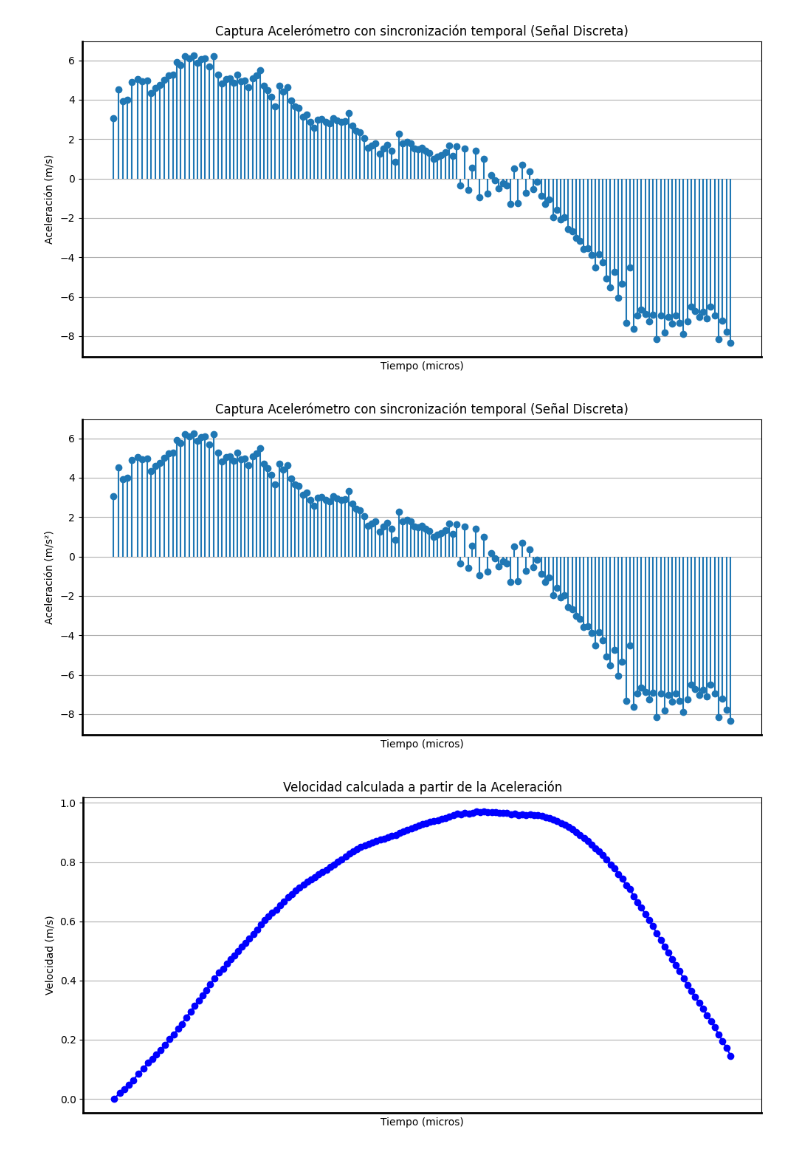
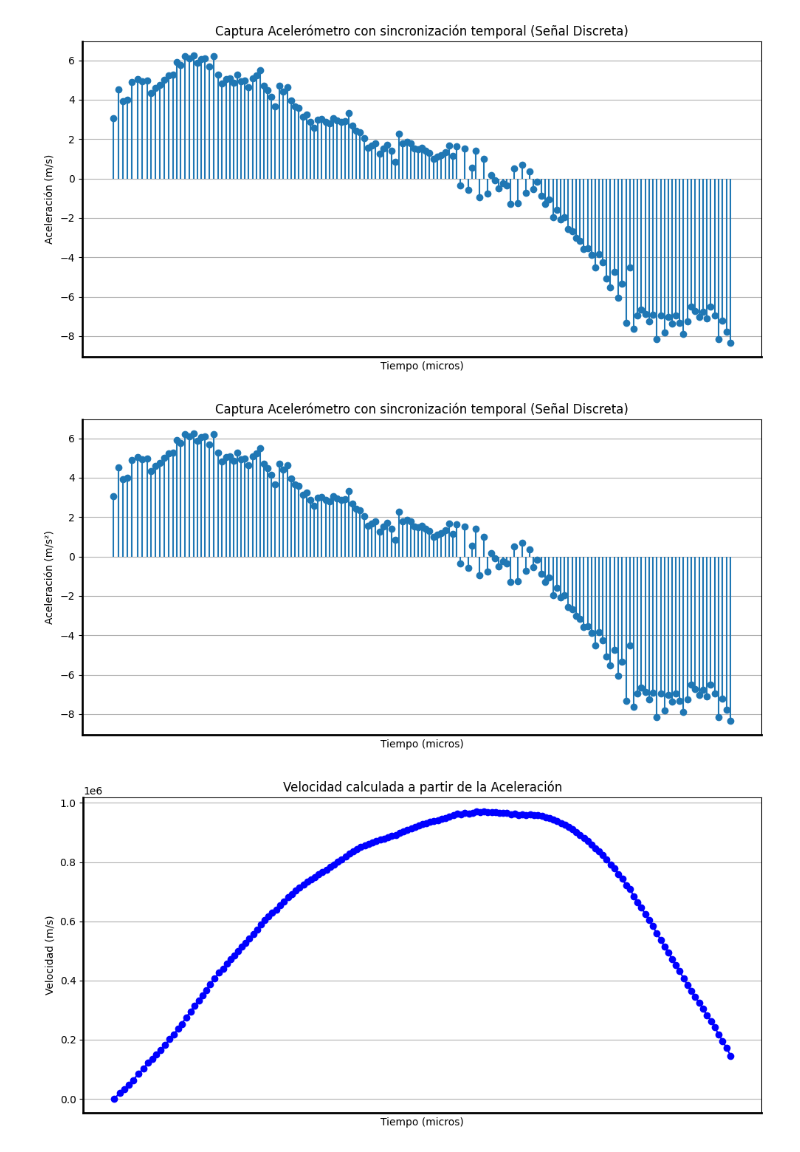
Before and after one commit to Daniesmor/neural_adr_encoder, a Jupyter notebook: time_based_measures.ipynb, the cells around one changed output. Saved outputs shown, nothing was run; the diff lists cells and outputs as text; code cells hidden in the pictures.

```diff
--- a/time_based_measures.ipynb
+++ b/time_based_measures.ipynb
@@ -178,6 +219,6 @@ acelerometer_times_seconds = acelerometer_times_np / 1_000_000
 # %%
 # Calcular los delta_t (diferencia entre tiempos consecutivos)
-delta_t = np.diff(acelerometer_times_seconds, prepend=acelerometer_times_seconds[0])
+delta_t = np.diff(acelerometer_times_np, prepend=acelerometer_times_np[0])
 
 # Integración discreta para obtener la velocidad
 # La velocidad inicial se puede establecer en 0 o en el valor que consideres adecuado
@@ -197,32 +238,32 @@ ax = plt.gca()  # Obtener el eje actual
 ax.spines['bottom'].set_linewidth(2)  # Grosor del eje x
 ax.spines['left'].set_linewidth(2)    # Grosor del eje y
 plt.xticks([])
 # Cambiar color de los ejes
 ax.spines['bottom'].set_color('black')
 ax.spines['left'].set_color('black')
 
 plt.tight_layout()
 plt.show()
 
 # Graficar la velocidad
 plt.figure(figsize=(10, 5))
-plt.plot(acelerometer_times_seconds, velocidad, marker='o', linestyle='-', color='blue')
+plt.plot(acelerometer_times_np, velocidad, marker='o', linestyle='-', color='blue')
 plt.title('Velocidad calculada a partir de la Aceleración')
 plt.xlabel('Tiempo (micros)')
 plt.ylabel('Velocidad (m/s)')
 plt.grid()
 
 # Resaltar los ejes
 ax = plt.gca()  # Obtener el eje actual
 ax.spines['bottom'].set_linewidth(2)  # Grosor del eje x
 ax.spines['left'].set_linewidth(2)    # Grosor del eje y
 plt.xticks([])
 # Cambiar color de los ejes
 ax.spines['bottom'].set_color('black')
 ax.spines['left'].set_color('black')
 
 plt.tight_layout()
 plt.show()
 # %% [output]
 [figure]
-[figure, old version]
+[figure, new version]
```
Also changed, not shown: parts of 18 cells of this notebook, 2 other files.
